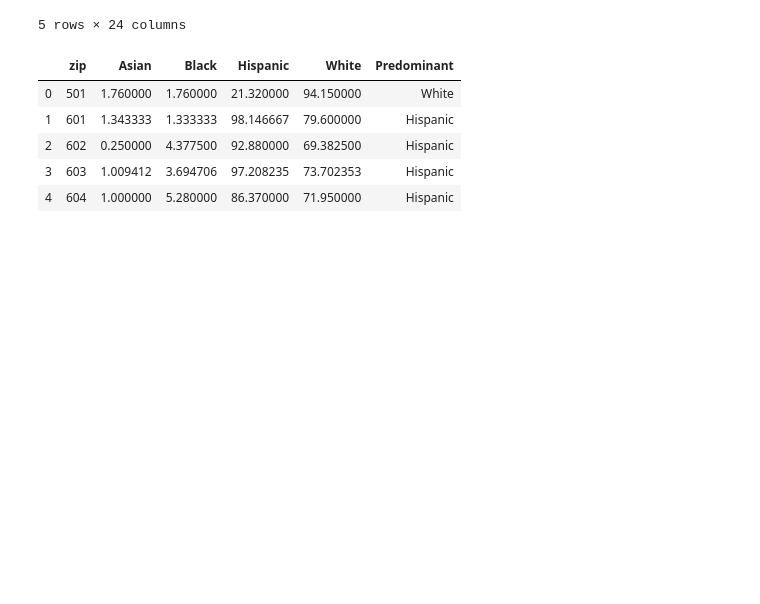
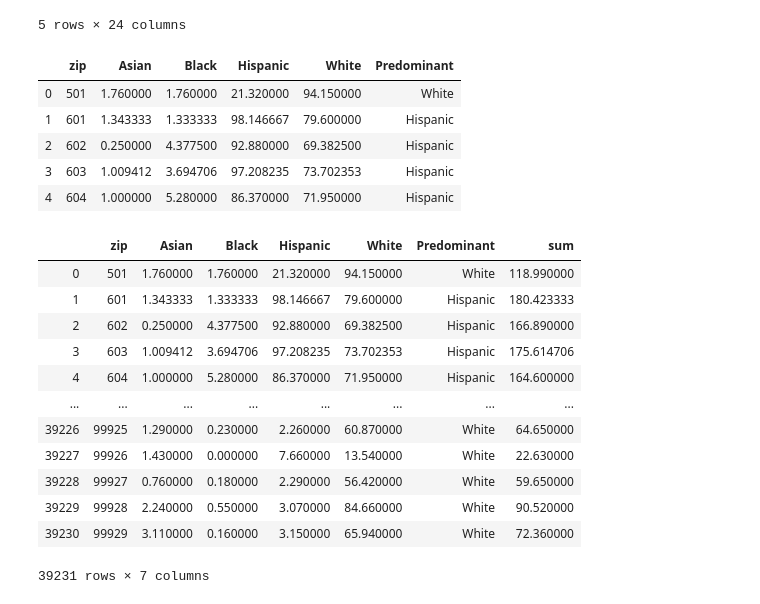
Before and after one commit to hy2632/NOVO, a Jupyter notebook: 2.13 Combine/FinalSEData.ipynb, the cells around one changed output. Saved outputs shown, nothing was run; the diff lists cells and outputs as text; code cells hidden in the pictures; blank space fills up the shorter version.

```diff
--- a/2.13 Combine/FinalSEData.ipynb
+++ b/2.13 Combine/FinalSEData.ipynb
@@ -24,3 +24,21 @@ df_2.head()
 | 2 | 602 | 0.250000 | 4.377500 | 92.880000 | 69.382500 | Hispanic |
 | 3 | 603 | 1.009412 | 3.694706 | 97.208235 | 73.702353 | Hispanic |
 | 4 | 604 | 1.000000 | 5.280000 | 86.370000 | 71.950000 | Hispanic |
+# %%
+df_2['sum'] = df_2['Asian']+df_2['Black']+df_2['Hispanic']+df_2['White']
+# %%
+df_2
+# %% [output]
+|  | zip | Asian | Black | Hispanic | White | Predominant | sum |
+| 0 | 501 | 1.760000 | 1.760000 | 21.320000 | 94.150000 | White | 118.990000 |
+| 1 | 601 | 1.343333 | 1.333333 | 98.146667 | 79.600000 | Hispanic | 180.423333 |
+| 2 | 602 | 0.250000 | 4.377500 | 92.880000 | 69.382500 | Hispanic | 166.890000 |
+| 3 | 603 | 1.009412 | 3.694706 | 97.208235 | 73.702353 | Hispanic | 175.614706 |
+| 4 | 604 | 1.000000 | 5.280000 | 86.370000 | 71.950000 | Hispanic | 164.600000 |
+| ... | ... | ... | ... | ... | ... | ... | ... |
+| 39226 | 99925 | 1.290000 | 0.230000 | 2.260000 | 60.870000 | White | 64.650000 |
+| 39227 | 99926 | 1.430000 | 0.000000 | 7.660000 | 13.540000 | White | 22.630000 |
+| 39228 | 99927 | 0.760000 | 0.180000 | 2.290000 | 56.420000 | White | 59.650000 |
+| 39229 | 99928 | 2.240000 | 0.550000 | 3.070000 | 84.660000 | White | 90.520000 |
+| 39230 | 99929 | 3.110000 | 0.160000 | 3.150000 | 65.940000 | White | 72.360000 |
+39231 rows × 7 columns
```
Also changed, not shown: parts of 12 cells of this notebook, 10 other files.
